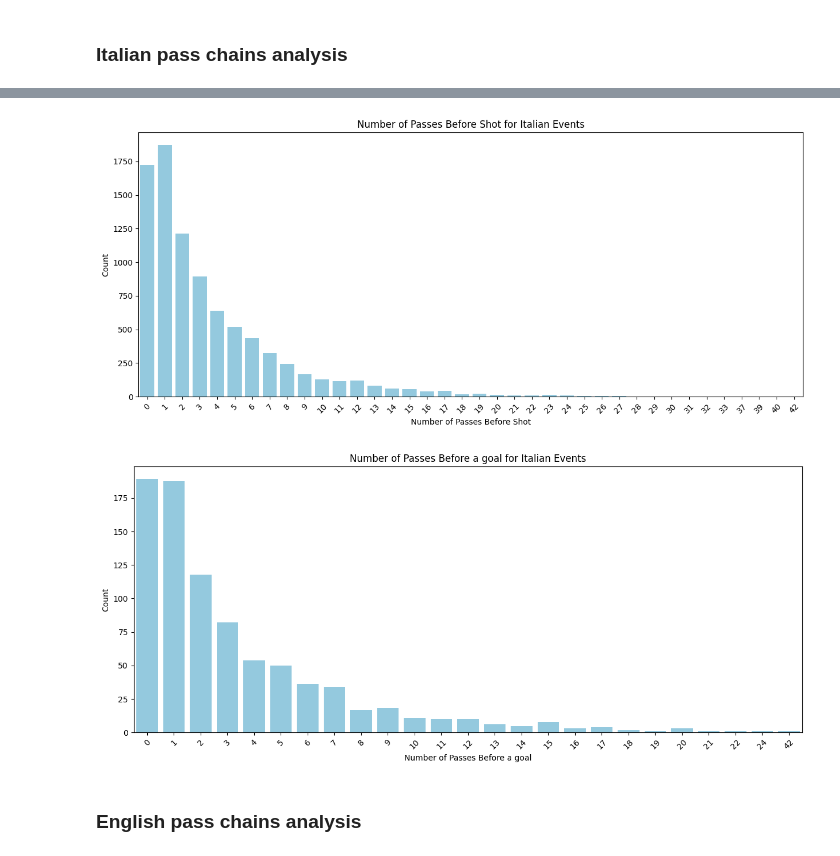
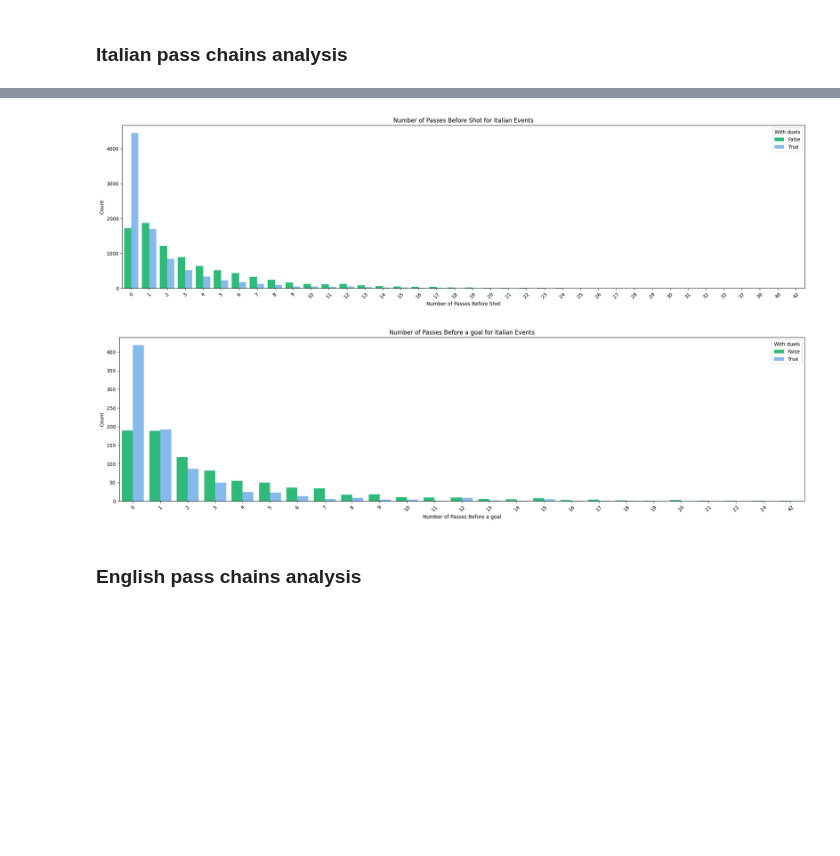
Before and after one commit to PasqualeEsposito/Geospatial_Analytics, a Jupyter notebook: Pass_chains_analysis.ipynb, the cells around one changed output, grey strips where cells are left out. Saved outputs shown, nothing was run; the diff lists cells and outputs as text; code cells hidden in the pictures; blank space fills up the shorter version.

```diff
--- a/Pass_chains_analysis.ipynb
+++ b/Pass_chains_analysis.ipynb
@@ -63,2 +49,6 @@ plot_histogram(italian_passes_counts, 'Passes', 'count', 'Number of Passes Befor
+# %%
+passes_before_shot = get_passes_before_shot(italian_events)
+italian_passes_counts = count_passes_before_shot(passes_before_shot)
+italian_passes_counts['duel'] = True
 # %%
 goals = italian_events[italian_events['tags'].apply(lambda x: 101 in x)]
@@ -99,0 +73,5 @@ italian_passes_counts_no_duels = count_passes_before_shot(passes_before_shot_df)
+# %%
+passes_before_shot_no_duel = get_passes_before_shot(italian_events)
+italian_passes_counts_no_duels = count_passes_before_shot(passes_before_shot_no_duel)
+# %%
+italian_passes_counts_no_duels['duel'] = False
@@ -100,4 +91,7 @@ italian_passes_counts_no_duels = count_passes_before_shot(passes_before_shot_df)
+# %%
+italian_passes_counts = pd.concat([italian_passes_counts, italian_passes_counts_no_duels])
+italian_goals_passes_counts = pd.concat([italian_goals_passes_counts, italian_goals_passes_counts_no_duels])
 # %%
-plot_histogram(italian_passes_counts_no_duels, 'Passes', 'count', 'Number of Passes Before Shot', 'Count', 'Number of Passes Before Shot for Italian Events')
+plot_histogram_pass_chain(italian_passes_counts, 'Passes', 'count', 'Number of Passes Before Shot', 'Count', 'Number of Passes Before Shot for Italian Events')
 # %% [output]
-[figure, old version]
+[figure, new version]
@@ -120,7 +98,7 @@ italian_goals_passes_counts_no_duels = count_passes_before_shot(passes_before_go
 # %%
-plot_histogram(italian_goals_passes_counts_no_duels, 'Passes', 'count', 'Number of Passes Before a goal', 'Count', 'Number of Passes Before a goal for Italian Events')
+plot_histogram_pass_chain(italian_goals_passes_counts, 'Passes', 'count', 'Number of Passes Before a goal', 'Count', 'Number of Passes Before a goal for Italian Events')
 # %% [output]
-[figure, old version]
+[figure, new version]
 # %% [markdown]
 ### English pass chains analysis
 # %%
```
Also changed, not shown: parts of 236 cells of this notebook, 1 other file.
